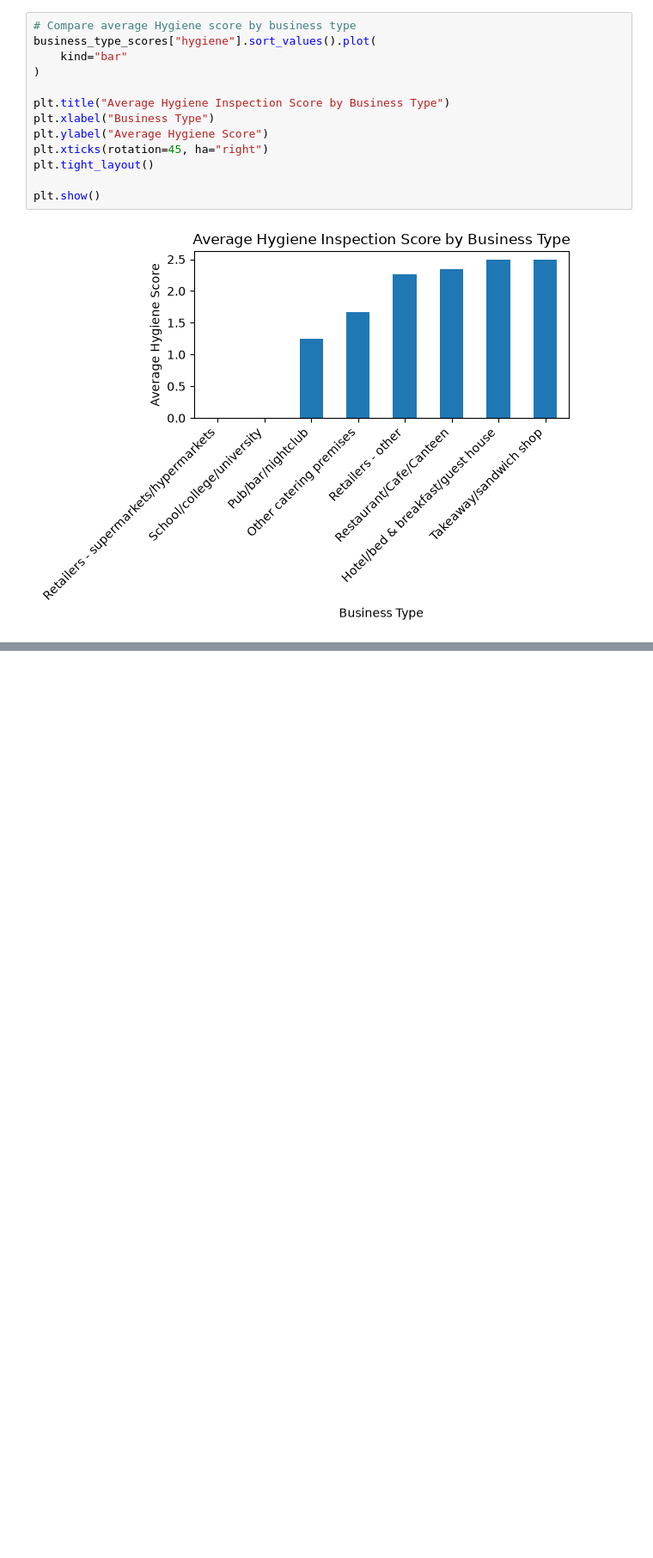
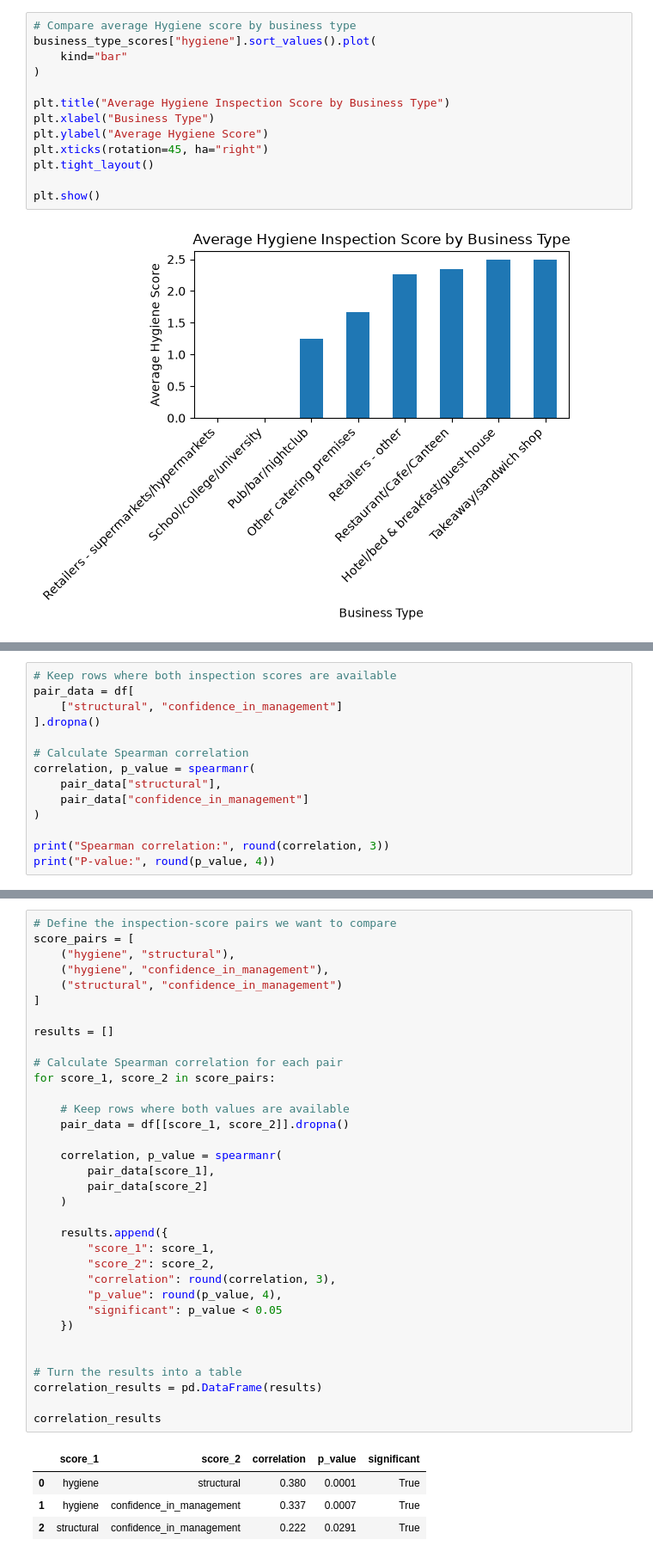
Before and after one commit to shahmir2021/uk-food-hygiene-ml, a Jupyter notebook: notebooks/03_eda.ipynb, the cells around one changed output, grey strips where cells are left out. Shown at 86% size. Cells and saved outputs as stored; diff of their text form; blank space fills up the shorter version.

```diff
--- a/notebooks/03_eda.ipynb
+++ b/notebooks/03_eda.ipynb
@@ -645,0 +843,14 @@ g
+# %%
+# Keep rows where both inspection scores are available
+pair_data = df[
+    ["structural", "confidence_in_management"]
+].dropna()
+
+# Calculate Spearman correlation
+correlation, p_value = spearmanr(
+    pair_data["structural"],
+    pair_data["confidence_in_management"]
+)
+
+print("Spearman correlation:", round(correlation, 3))
+print("P-value:", round(p_value, 4))
@@ -645,0 +884,39 @@ g
+# %%
+# Define the inspection-score pairs we want to compare
+score_pairs = [
+    ("hygiene", "structural"),
+    ("hygiene", "confidence_in_management"),
+    ("structural", "confidence_in_management")
+]
+
+results = []
+
+# Calculate Spearman correlation for each pair
+for score_1, score_2 in score_pairs:
+
+    # Keep rows where both values are available
+    pair_data = df[[score_1, score_2]].dropna()
+
+    correlation, p_value = spearmanr(
+        pair_data[score_1],
+        pair_data[score_2]
+    )
+
+    results.append({
+        "score_1": score_1,
+        "score_2": score_2,
+        "correlation": round(correlation, 3),
+        "p_value": round(p_value, 4),
+        "significant": p_value < 0.05
+    })
+
+
+# Turn the results into a table
+correlation_results = pd.DataFrame(results)
+
+correlation_results
+# %% [output]
+|  | score_1 | score_2 | correlation | p_value | significant |
+| 0 | hygiene | structural | 0.380 | 0.0001 | True |
+| 1 | hygiene | confidence_in_management | 0.337 | 0.0007 | True |
+| 2 | structural | confidence_in_management | 0.222 | 0.0291 | True |
```
Also changed, not shown: parts of 20 cells of this notebook, 8 other files.
